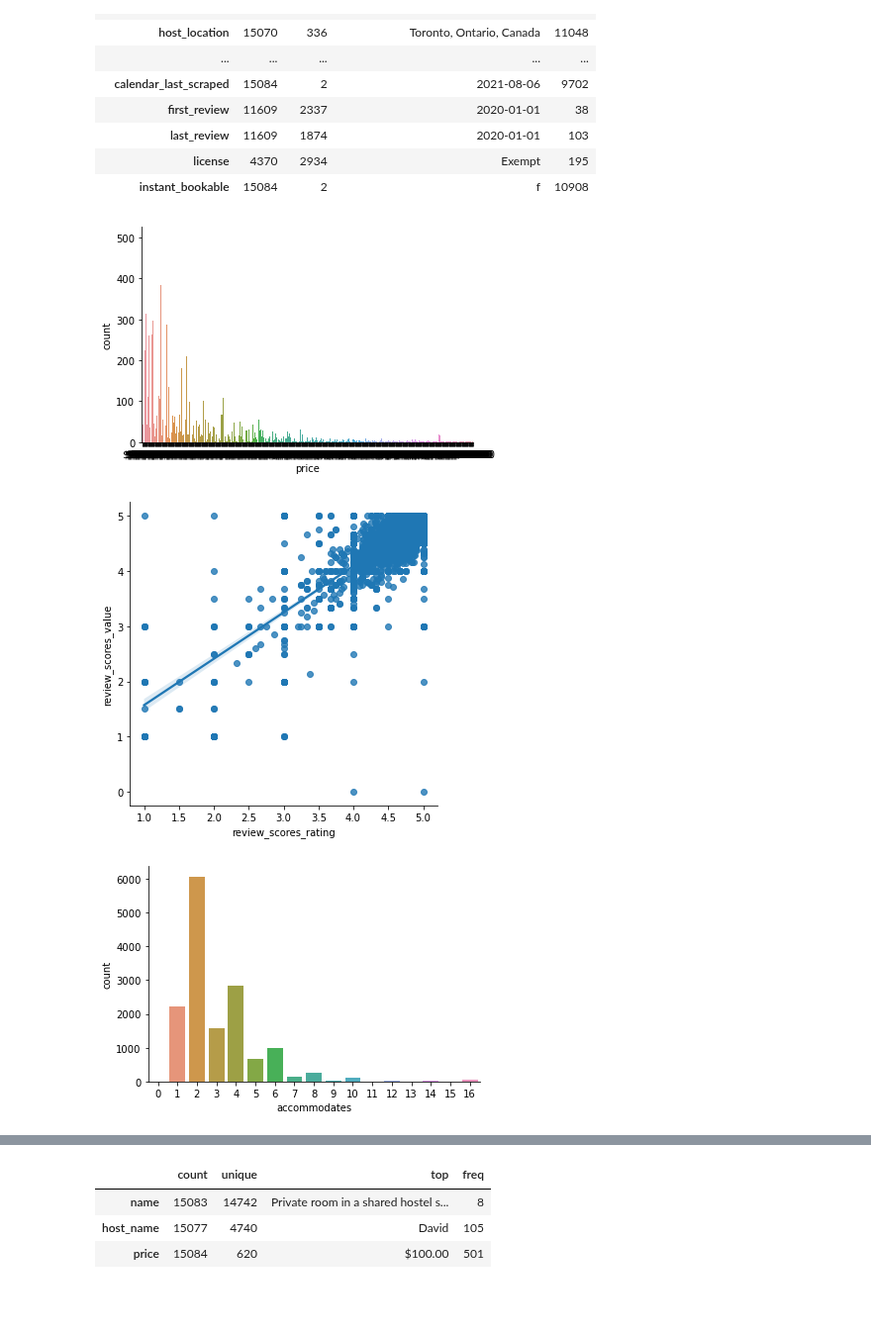
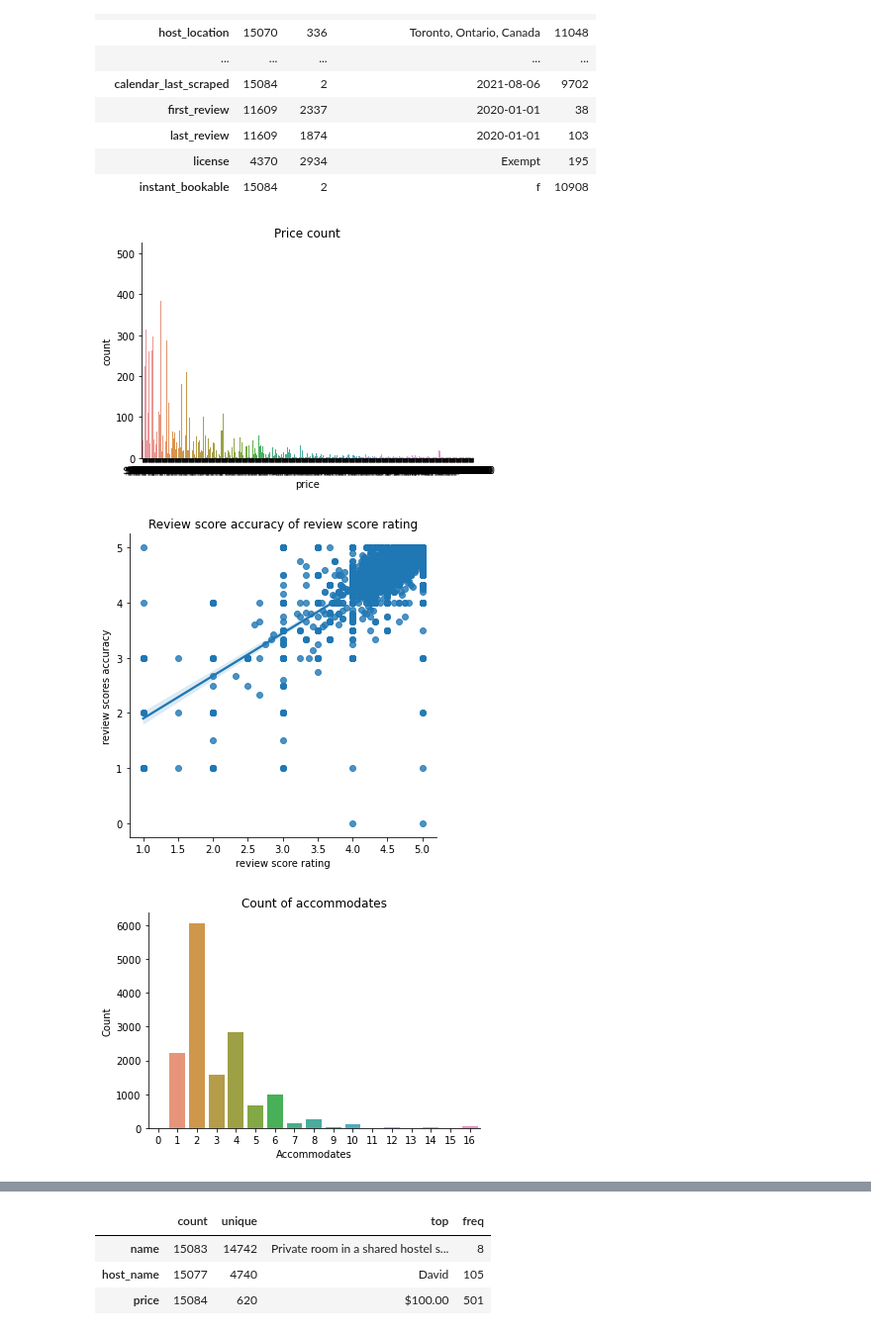
Before and after one commit to data301-2021-winter1/project-group11-project, a Jupyter notebook: notebooks/analysis3.ipynb, the cells around one changed output, grey strips where cells are left out. Shown at 99% size. Saved outputs shown, nothing was run; the diff lists cells and outputs as text; code cells hidden in the pictures; blank space fills up the shorter version.

```diff
--- a/notebooks/analysis3.ipynb
+++ b/notebooks/analysis3.ipynb
@@ -127,20 +129,20 @@ df.describe(include='object').T
 | license | 4370 | 2934 | Exempt | 195 |
 | instant_bookable | 15084 | 2 | f | 10908 |
 # %%
-sns.countplot(x="price", data = df)
+sns.countplot(x="price", data = df).set(xlabel="price", ylabel = "count", title = 'Price count')
 sns.despine()
 # %% [output]
-[figure, old version]
+[figure, new version]
 # %%
-sns.lmplot(x='review_scores_rating', y='review_scores_value', data=df)
+sns.lmplot(x='review_scores_rating', y='review_scores_accuracy', data=df).set(xlabel="review score rating", ylabel = "review scores accuracy", title = 'Review score accuracy of review score rating')
 sns.despine()
 # %% [output]
-[figure, old version]
+[figure, new version]
 # %%
-sns.countplot(x='accommodates',data=df)
+sns.countplot(x='accommodates',data=df).set(xlabel="Accommodates", ylabel = "Count", title = 'Count of accommodates')
 sns.despine()
 # %% [output]
-[figure, old version]
+[figure, new version]
 # %%
 df.nunique(axis=0)
 df.describe().apply(lambda s: s.apply(lambda x: format(x, 'f')))
```
Also changed, not shown: parts of 34 cells of this notebook.
